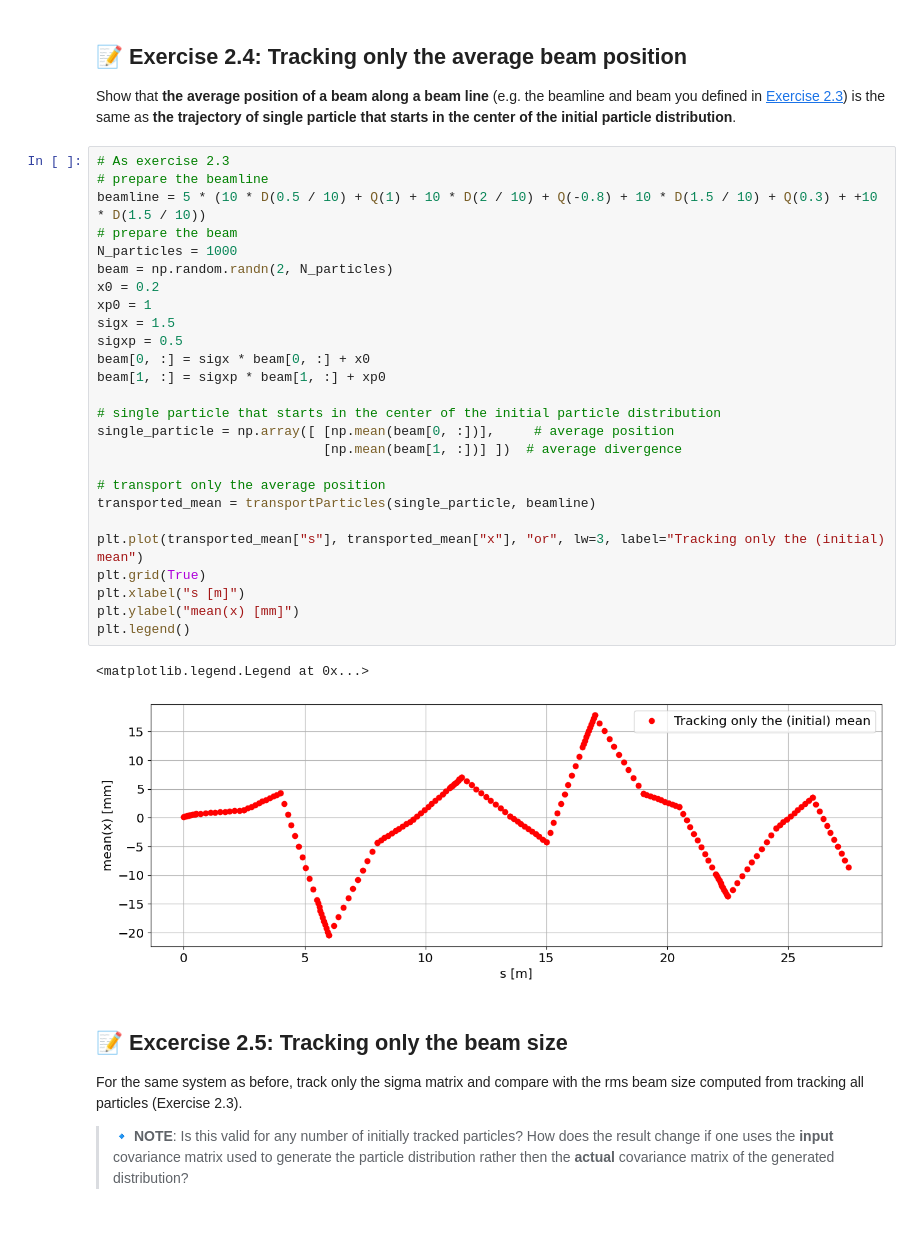
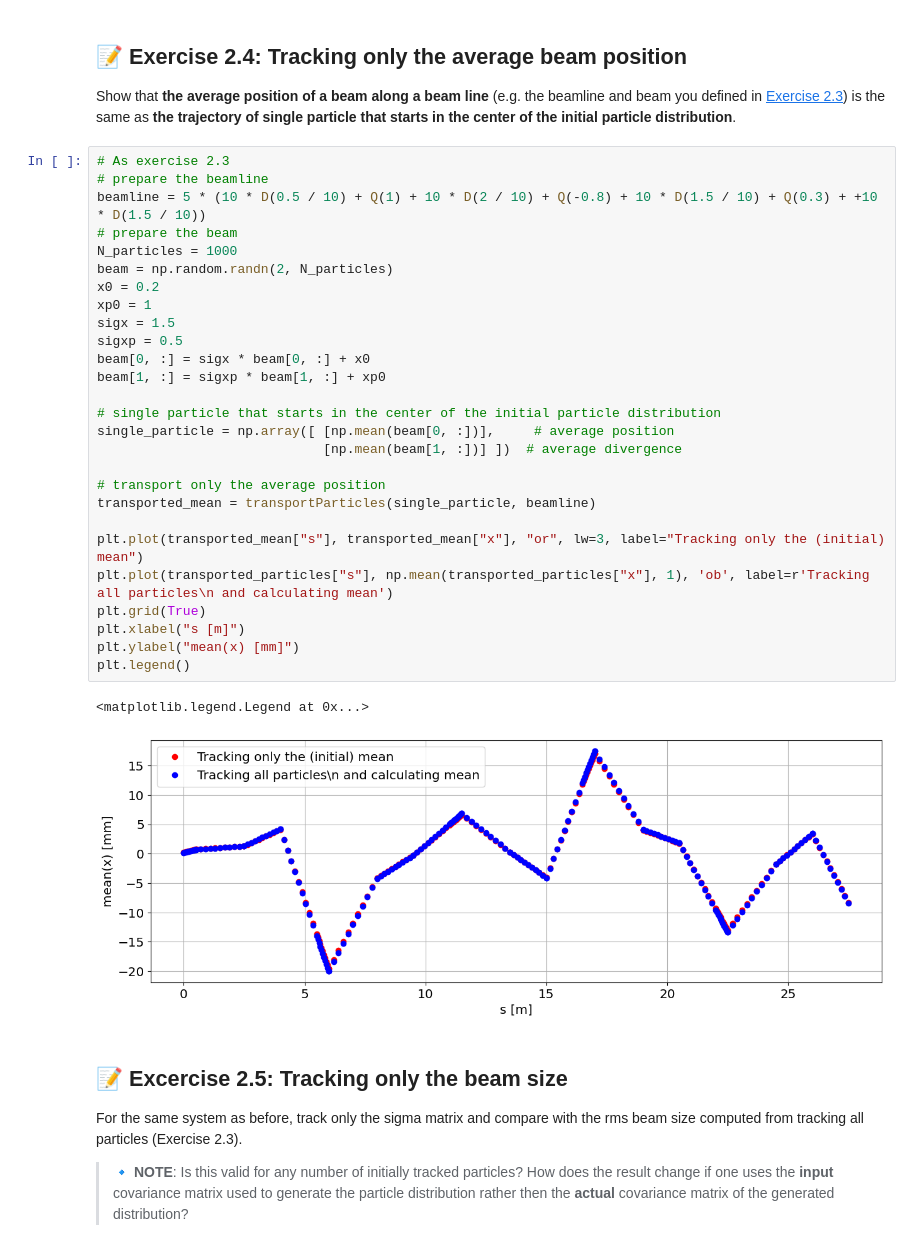
Before and after one commit to cerncas/hands-on-lattice-exercises, a Jupyter notebook: solutions/02_Multi_Particles_solutions.ipynb, the cells around one changed output. Saved outputs shown, nothing was run; the diff lists cells and outputs as text.

```diff
--- a/solutions/02_Multi_Particles_solutions.ipynb
+++ b/solutions/02_Multi_Particles_solutions.ipynb
@@ -337,32 +358,33 @@ Show that **the average position of a beam along a beam line** (e.g. the beamlin
 # %%
 # As exercise 2.3
 # prepare the beamline
 beamline = 5 * (10 * D(0.5 / 10) + Q(1) + 10 * D(2 / 10) + Q(-0.8) + 10 * D(1.5 / 10) + Q(0.3) + +10 * D(1.5 / 10))
 # prepare the beam
 N_particles = 1000
 beam = np.random.randn(2, N_particles)
 x0 = 0.2
 xp0 = 1
 sigx = 1.5
 sigxp = 0.5
 beam[0, :] = sigx * beam[0, :] + x0
 beam[1, :] = sigxp * beam[1, :] + xp0
 
 # single particle that starts in the center of the initial particle distribution
 single_particle = np.array([ [np.mean(beam[0, :])],     # average position
                              [np.mean(beam[1, :])] ])  # average divergence
 
 # transport only the average position
 transported_mean = transportParticles(single_particle, beamline)
 
 plt.plot(transported_mean["s"], transported_mean["x"], "or", lw=3, label="Tracking only the (initial) mean")
+plt.plot(transported_particles["s"], np.mean(transported_particles["x"], 1), 'ob', label=r'Tracking all particles\n and calculating mean')
 plt.grid(True)
 plt.xlabel("s [m]")
 plt.ylabel("mean(x) [mm]")
 plt.legend()
 # %% [output]
 <matplotlib.legend.Legend at 0x...>
-[figure, old version]
+[figure, new version]
 # %% [markdown]
 ## 📝 Excercise 2.5: Tracking only the beam size
 
```
Also changed, not shown: parts of 17 cells of this notebook, 8 other files.
